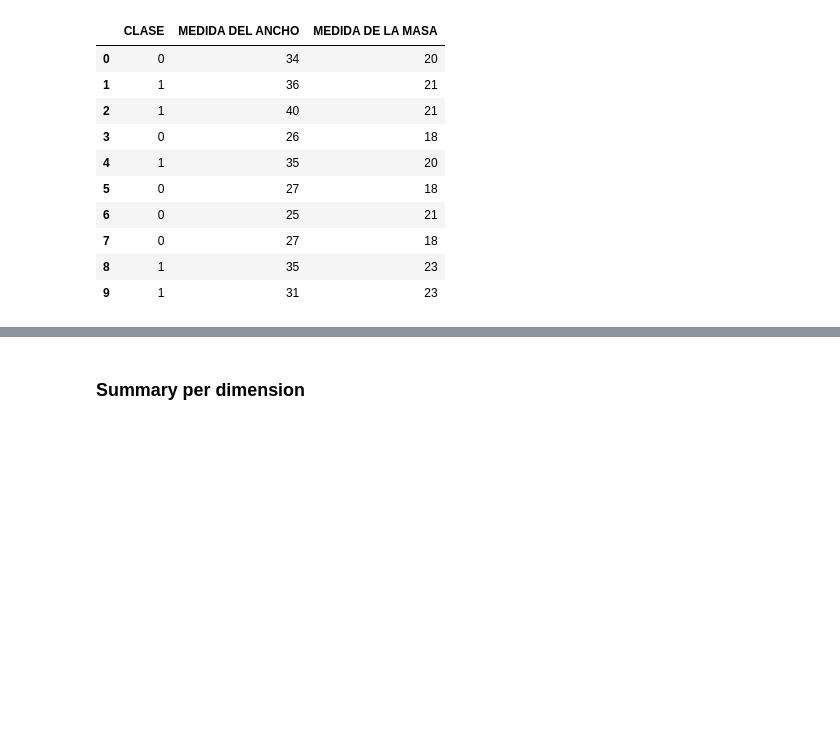
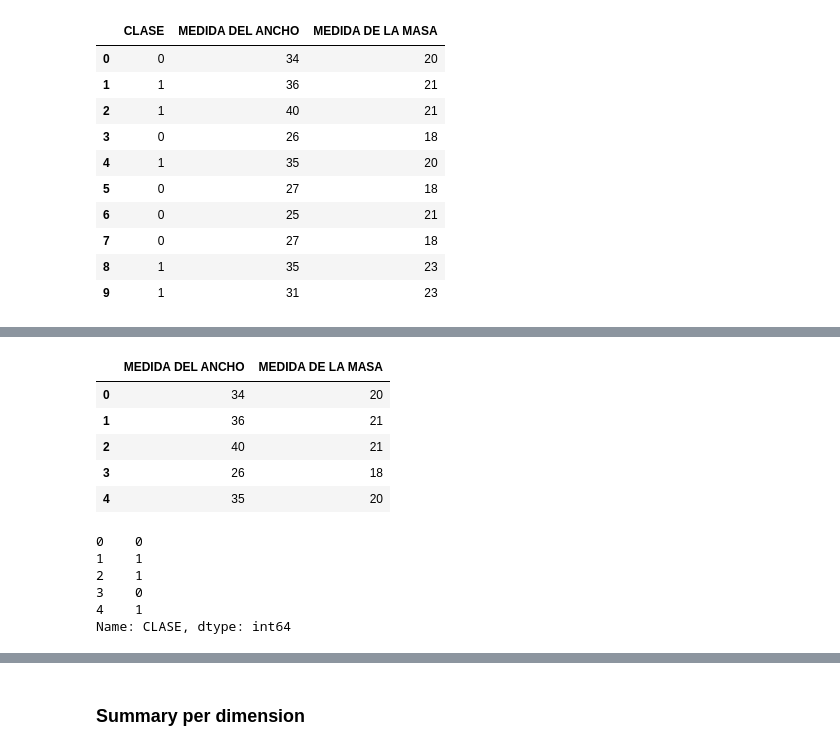
Before and after one commit to ArcezD/python-data-analisis-notebooks, a Jupyter notebook: Tarea 3 ClasificadorDePeces.ipynb, the cells around one changed output, grey strips where cells are left out. Drawn from its saved outputs; the diff is of its cells as text; code cells hidden in the pictures; blank space fills up the shorter version.

```diff
--- a/Tarea 3 ClasificadorDePeces.ipynb
+++ b/Tarea 3 ClasificadorDePeces.ipynb
@@ -46,0 +65,21 @@ dataset.shape
+# %%
+# creating input features and target variables
+X=train_dataset.iloc[:,1:3]
+X.head()
+# %% [output]
+|  | MEDIDA DEL ANCHO | MEDIDA DE LA MASA |
+| 0 | 34 | 20 |
+| 1 | 36 | 21 |
+| 2 | 40 | 21 |
+| 3 | 26 | 18 |
+| 4 | 35 | 20 |
+# %%
+y=train_dataset.iloc[:,0]
+y.head()
+# %% [output]
+0    0
+1    1
+2    1
+3    0
+4    1
+Name: CLASE, dtype: int64
```
Also changed, not shown: parts of 19 cells of this notebook.
